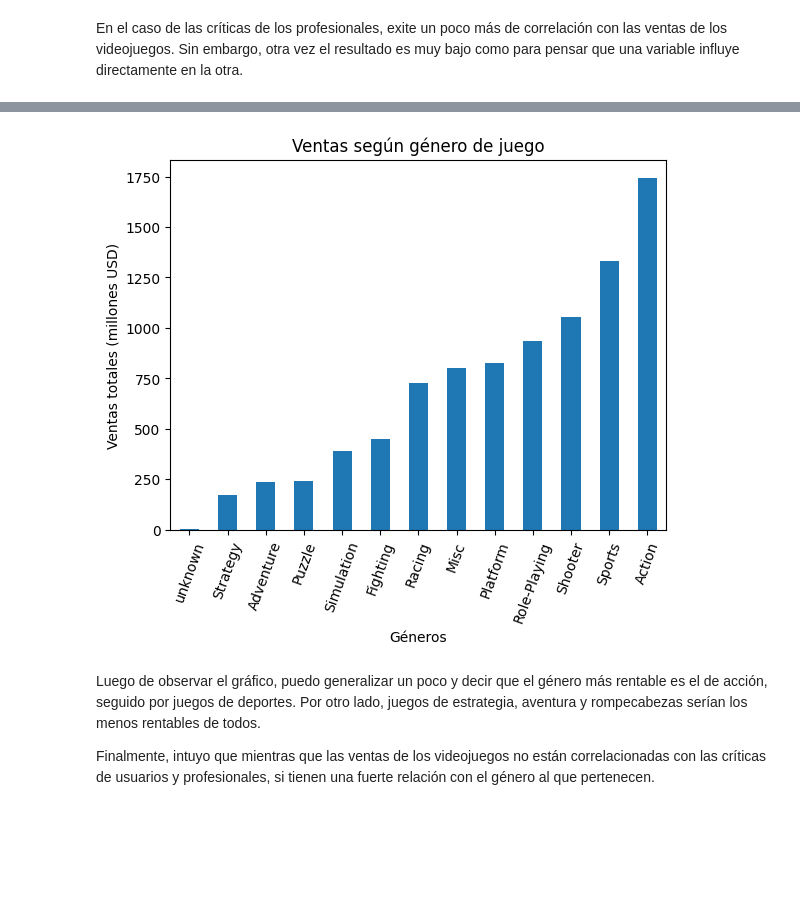
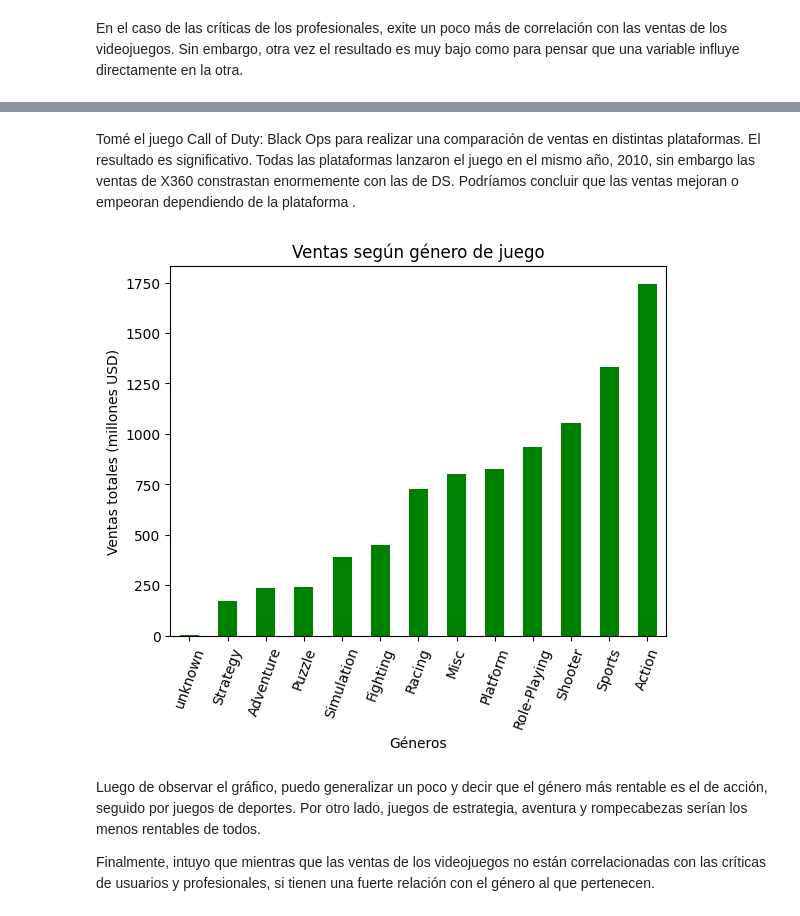
Before and after one commit to wh1tneyr/Analisis-exploratorio-de-datos-y-ambientes-virtuales, a Jupyter notebook: proyecto_05.ipynb, the cells around one changed output, grey strips where cells are left out. Cells and saved outputs as stored; diff of their text form; code cells hidden in the pictures; blank space fills up the shorter version.

```diff
--- a/proyecto_05.ipynb
+++ b/proyecto_05.ipynb
@@ -255,17 +289,20 @@ En el caso de las críticas de los profesionales, exite un poco más de correlac
+# %% [markdown]
+Tomé el juego Call of Duty: Black Ops para realizar una comparación de ventas en distintas plataformas. El resultado es significativo. Todas las plataformas lanzaron el juego en el mismo año, 2010, sin embargo las ventas de X360 constrastan enormemente con las de DS. Podríamos concluir que las ventas mejoran o empeoran dependiendo de la plataforma .
 # %%
 #crear una distribución de acuerdo con los géneros de los juegos y las ventas
 genre_grp = games.groupby('genre')['total_sales'].sum().sort_values()
 
 genre_grp.plot(kind='bar',
                xlabel='Géneros',
                ylabel='Ventas totales (millones USD)',
                title='Ventas según género de juego',
-               rot=70
+               rot=70,
+               color='green'
                )
 
 plt.show()
 # %% [output]
-[figure, old version]
+[figure, new version]
 # %% [markdown]
 Luego de observar el gráfico, puedo generalizar un poco y decir que el género más rentable es el de acción, seguido por juegos de deportes. Por otro lado, juegos de estrategia, aventura y rompecabezas serían los menos rentables de todos.
 
```
Also changed, not shown: parts of 3 cells of this notebook.
